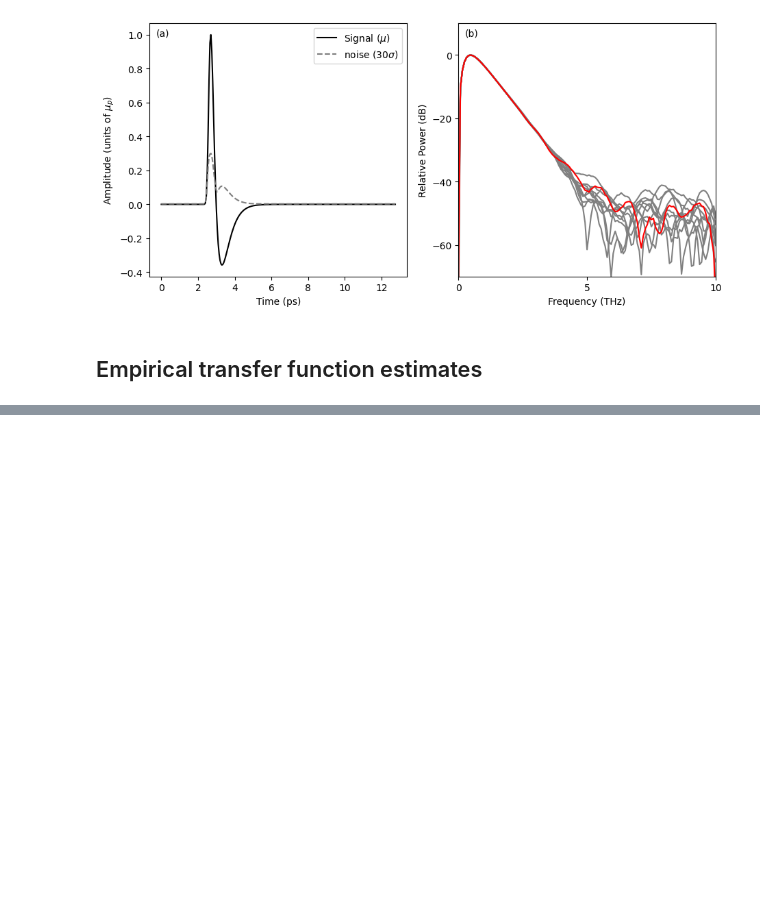
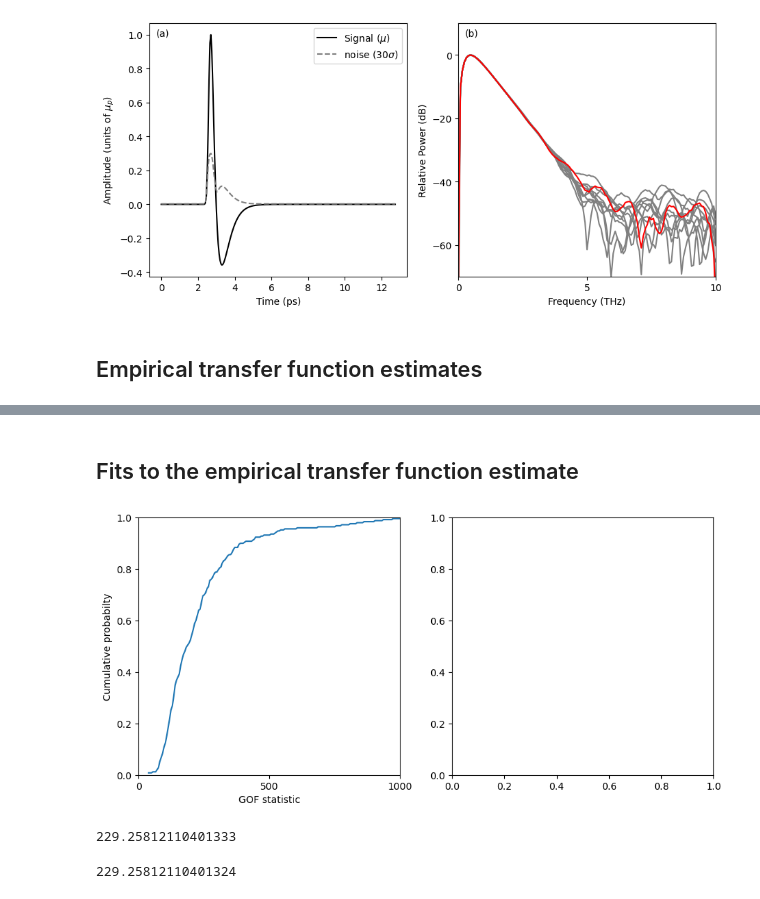
Before and after one commit to dodge-research-group/thztools, a Jupyter notebook: examples/simulation-example.ipynb, the cells around one changed output, grey strips where cells are left out. Drawn from its saved outputs; the diff is of its cells as text; code cells hidden in the pictures; blank space fills up the shorter version.

```diff
--- a/examples/simulation-example.ipynb
+++ b/examples/simulation-example.ipynb
@@ -41,6 +44,7 @@ x = mu + sigma * rng.standard_normal((n_sim, n))
 
 # Compute power spectral density
 f, psd = periodogram(x, fs=fs, detrend=False)
+n_f = f.size
 # %%
 w, h = figaspect(0.45)
 _, axs = plt.subplots(1, 2, figsize=(w, h))
@@ -138,0 +160,56 @@ plt.show()
+# %% [markdown]
+## Fits to the empirical transfer function estimate
+# %%
+def tf_model(_p, _f):
+    return _p[0] * np.exp(2 * pi * 1j * _f * _p[1])
+
+def normres(_p, _f, _etfe, _sigma):
+    _r = (_etfe - tf_model(_p, _f)) / _sigma
+    return np.concatenate((_r.real, _r.imag))
+
+sigma_etfe = np.std(etfe, axis=0)
+# %%
+p = np.empty((2, n_sim))
+resnorm = np.empty((n_sim,))
+residual = np.empty((n_f, n_sim), dtype=np.complex128)
+for i in range(n_sim):
+    result = least_squares(lambda _p: normres(_p, f, etfe[i, :], sigma_etfe), (1,0))
+    p[:, i] = result.x
+    residual[:, i] = result.fun[:n_f] + 1j * result.fun[n_f:]
+    resnorm[i] = 4 * result.cost
+    if n_f % 2 != 0:
+        resnorm[i] -= np.abs(residual[-1, i]) ** 2
+    if not result.success:
+        print(f"Fit did not converge at i = {i}")
+
+ecdf = cumfreq(resnorm, 250)
+# %%
+w, h = figaspect(0.45)
+_, axs = plt.subplots(1, 2, figsize=(w, h))
+
+axs[0].plot(ecdf.lowerlimit
+            + np.linspace(0, ecdf.binsize * ecdf.cumcount.size,
+                          ecdf.cumcount.size),
+            ecdf.cumcount / n_sim)
+
+axs[0].set_xlim(0, 1000)
+axs[0].set_ylim(0, 1)
+
+axs[0].set_xticks([0, 500, 1000])
+axs[0].set_yticks(np.linspace(0, 1, 6, endpoint=True))
+
+axs[0].set_xlabel('GOF statistic')
+axs[0].set_ylabel('Cumulative probabilty')
+
+plt.show()
+# %% [output]
+[figure, added]
+# %%
+i = 0
+2 * np.sum(np.abs(residual[:, i]) ** 2) - np.abs(residual[-1, i]) ** 2
+# %% [output]
+229.25812110401333
+# %%
+resnorm[i]
+# %% [output]
+229.25812110401324
```
Also changed, not shown: parts of 3 cells of this notebook.
